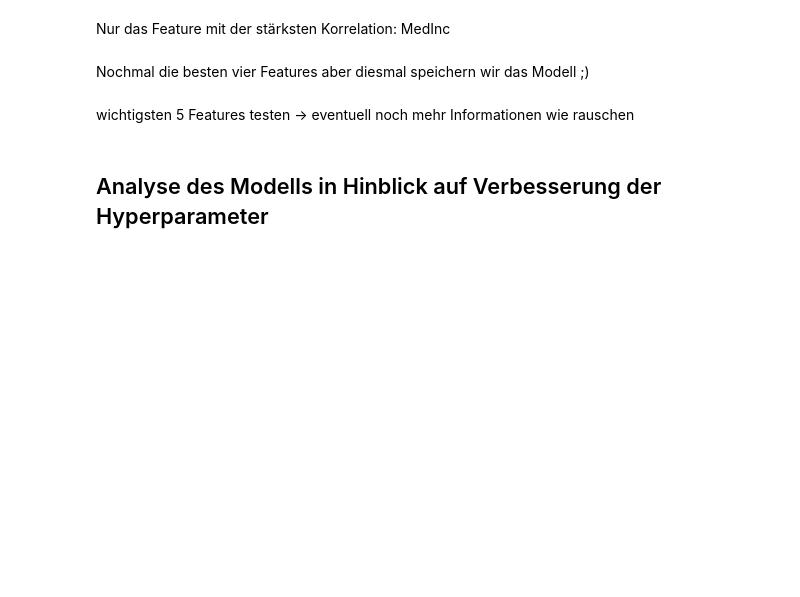
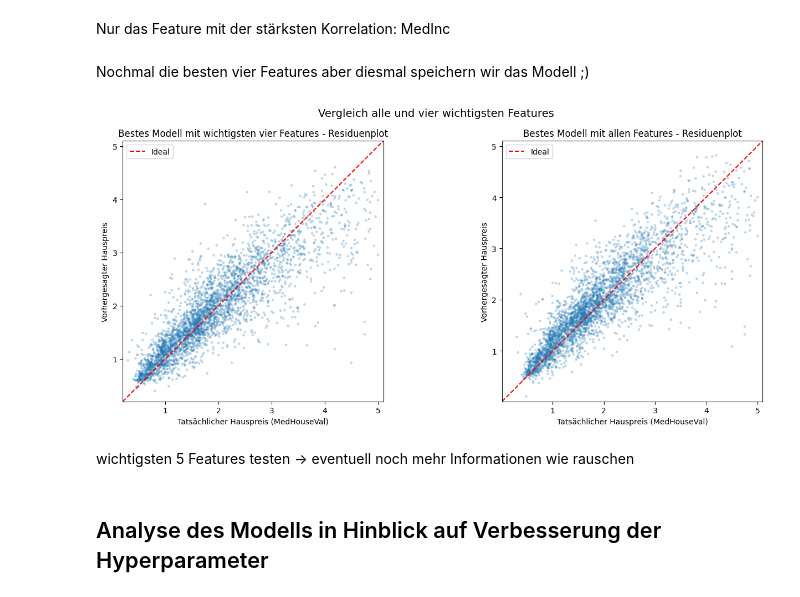
Before and after one commit to FlorianAdamczyk/ki-308, a Jupyter notebook: notebooks/05_Neural_Network_Felix.ipynb, the cells around one changed output. Drawn from its saved outputs; the diff is of its cells as text; code cells hidden in the pictures; blank space fills up the shorter version.

```diff
--- a/notebooks/05_Neural_Network_Felix.ipynb
+++ b/notebooks/05_Neural_Network_Felix.ipynb
@@ -844,29 +1082,31 @@ print(f"\n bestes Modell gespeichert unter: best_model_4_important_features_iter
 # %%
 fig, axes = plt.subplots(1, 2, figsize=(14, 6))
 
 model_important_features = keras.models.load_model("../results/nn_models/best_model_4_important_features_iterations_5.h5")
 model_best_random_search = keras.models.load_model("../results/nn_models/best_model_random_search_iterations_100.h5")
 
 y_pred_important_features = model_important_features.predict(X_test_important, verbose=0).flatten()
 plot_predicted_vs_actual(
     y_test_important,
     y_pred_important_features,
     title="Bestes Modell mit wichtigsten vier Features - Residuenplot",
     ax=axes[0]
 )
 
 y_pred_best_model = model_best_random_search.predict(X_test_standard, verbose=0).flatten()
 plot_predicted_vs_actual(
     y_test_standard,
     y_pred_best_model,
     title="Bestes Modell mit allen Features - Residuenplot",
     ax=axes[1]
 )
 
 fig.suptitle("Vergleich alle und vier wichtigsten Features", fontsize=14)
 fig.tight_layout()
-save_fig(fig, 'nn_4_vs_8_Features')
+#save_fig(fig, 'nn_4_vs_8_Features')
 plt.show()
+# %% [output]
+[figure, added]
 # %% [markdown]
 wichtigsten 5 Features testen -> eventuell noch mehr Informationen wie rauschen
 # %%
```
Also changed, not shown: parts of 37 cells of this notebook, 1 other file.
